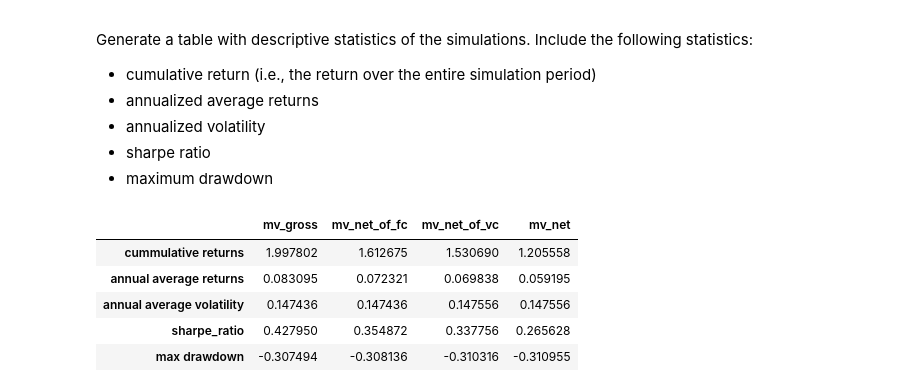
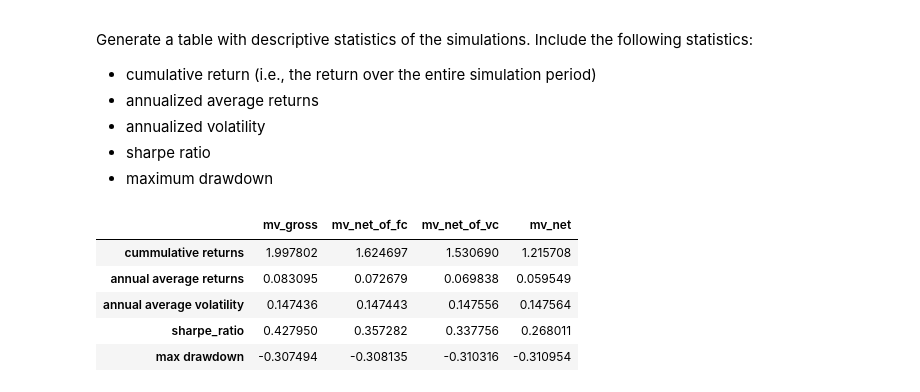
Before and after one commit to N-Kelly/qpmwp-course, a Jupyter notebook: assignments/assignment_3.ipynb, the cells around one changed output. Drawn from its saved outputs; the diff is of its cells as text; code cells hidden in the pictures.

```diff
--- a/assignments/assignment_3.ipynb
+++ b/assignments/assignment_3.ipynb
@@ -175,7 +175,7 @@ def simulate(self,
                 return_series: pd.DataFrame,
                 fc: float = 0,
                 vc: float = 0,
-                n_days_per_year: int = 252) -> pd.Series:
+                n_days_per_year: int = 365) -> pd.Series:
 
     rebdates = self.get_rebalancing_dates()
     ret_list = []
@@ -226,10 +226,11 @@ def simulate(self,
         #     ret_list_fc.append(data)
         # portf_ret = pd.concat(ret_list_fc)
 
+        daily_fc = fc/n_days_per_year
+        day_diff = portf_ret.index.diff().days.fillna(1).to_numpy()
+        period_fc = daily_fc * day_diff
 
-
-        daily_fc = fc/n_days_per_year
-        portf_ret -= daily_fc
+        portf_ret -= period_fc
 
     return portf_ret
 # %% [markdown]
@@ -309,37 +310,37 @@ final_cum_returns = cum_returns.iloc[-1,:] - 1
 #     an_ret.loc[len(an_ret)] = mu
 
 #     # annualized vol
 #     sigma = returns.std()*np.sqrt(scalefactor)
 #     an_vol.loc[len(an_vol)] = sigma
 
 # an_av_returns = pd.Series(gmean(1 + an_ret, axis=0) - 1, index = sim.columns)
 # an_av_vol = an_vol.mean(axis=0) # is arithmetic mean here alright?
 
 # annualised returns
 an_av_returns = (final_cum_returns + 1)**(n_trading_days/sim.shape[0]) - 1
 
 # annualised volatility
 an_av_vol = sim.std()*np.sqrt(n_trading_days)
 
 # sharpe ratio
 rf = 0.02 #  asumed yearly risk free rate
 sharpe_ratio = (an_av_returns - rf)/an_av_vol
 
 # maximum drawdwon
 running_max = cum_returns.cummax(axis=0)
 drawdowns = (cum_returns - running_max)/running_max
 
 max_drawdown = drawdowns.min()
 
 # putting all together
-data = [final_cum_returns, an_av_returns, an_av_vol, sharpe_ratio, max_drawdown]
+stats = [final_cum_returns, an_av_returns, an_av_vol, sharpe_ratio, max_drawdown]
 statistics = ['cummulative returns', 'annual average returns', 'annual average volatility', 'sharpe_ratio', 'max drawdown']
-df = pd.DataFrame(data, columns=sim.columns, index=statistics)
+df = pd.DataFrame(stats, columns=sim.columns, index=statistics)
 df
 # %% [output]
 |  | mv_gross | mv_net_of_fc | mv_net_of_vc | mv_net |
-| cummulative returns | 1.997802 | 1.612675 | 1.530690 | 1.205558 |
-| annual average returns | 0.083095 | 0.072321 | 0.069838 | 0.059195 |
-| annual average volatility | 0.147436 | 0.147436 | 0.147556 | 0.147556 |
-| sharpe_ratio | 0.427950 | 0.354872 | 0.337756 | 0.265628 |
-| max drawdown | -0.307494 | -0.308136 | -0.310316 | -0.310955 |
+| cummulative returns | 1.997802 | 1.624697 | 1.530690 | 1.215708 |
+| annual average returns | 0.083095 | 0.072679 | 0.069838 | 0.059549 |
+| annual average volatility | 0.147436 | 0.147443 | 0.147556 | 0.147564 |
+| sharpe_ratio | 0.427950 | 0.357282 | 0.337756 | 0.268011 |
+| max drawdown | -0.307494 | -0.308135 | -0.310316 | -0.310954 |
```
